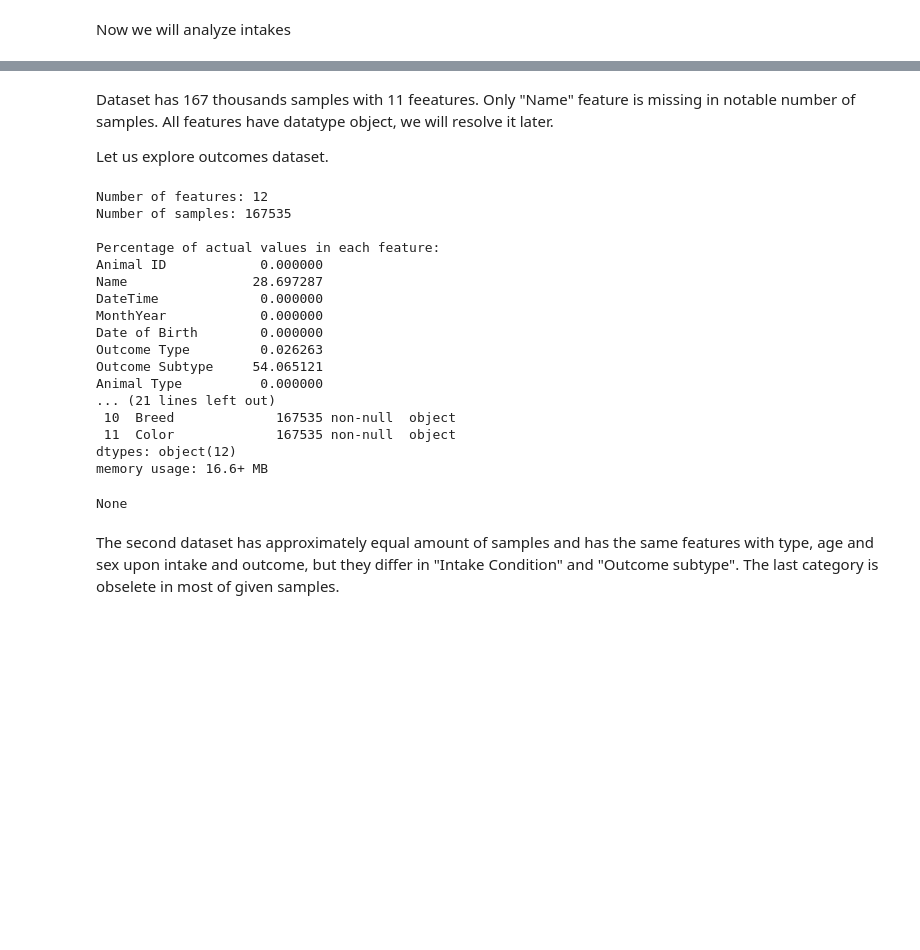
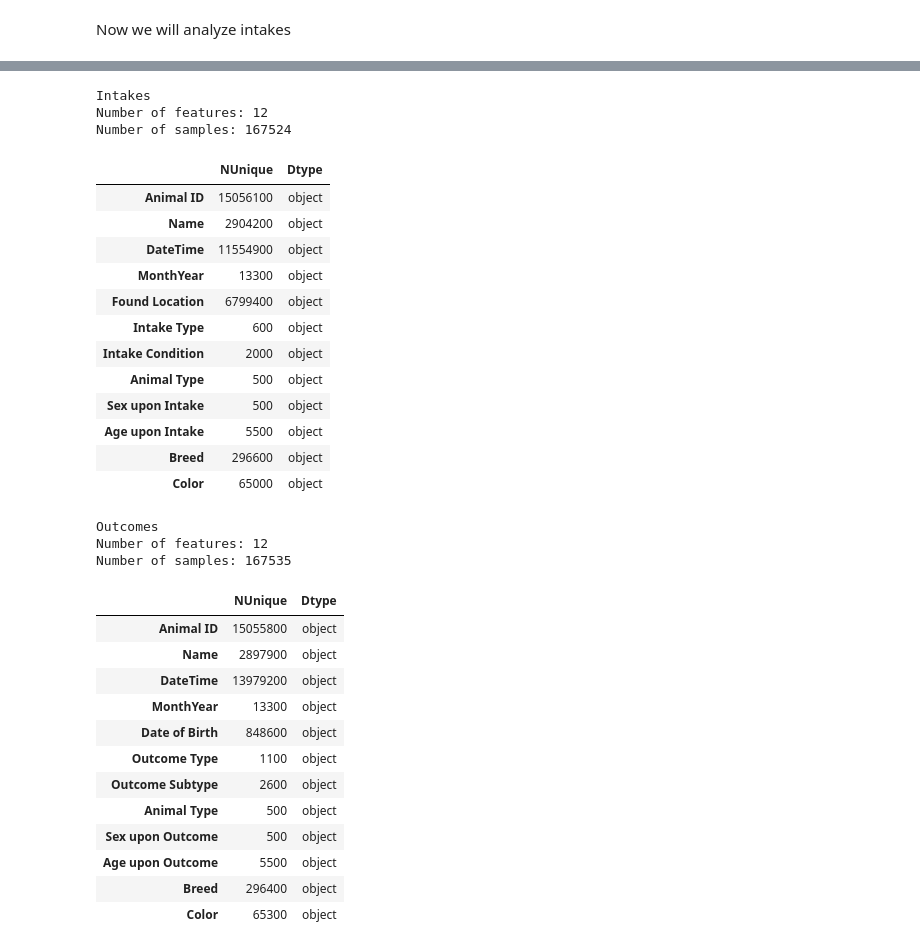
Before and after one commit to ZhigaMason/University, a Jupyter notebook: 01/assignment01.ipynb, the cells around one changed output, grey strips where cells are left out. Saved outputs shown, nothing was run; the diff lists cells and outputs as text; code cells hidden in the pictures; blank space fills up the shorter version.

```diff
--- a/01/assignment01.ipynb
+++ b/01/assignment01.ipynb
@@ -130,29 +107,42 @@ None
-# %% [markdown]
-Dataset has 167 thousands samples with 11 feeatures. Only "Name" feature is missing in notable number of samples. All features have datatype object, we will resolve it later.
-
-Let us explore outcomes dataset.
-# %%
-print(f"Number of features: {outcomes.shape[1]}", f"Number of samples: {outcomes.shape[0]}", '', sep='\n')
-print(f"Percentage of actual values in each feature:\n{outcomes.isna().mean() * 100}\n")
-display(outcomes.info())
-# %% [output]
-Number of features: 12
-Number of samples: 167535
-
-Percentage of actual values in each feature:
-Animal ID            0.000000
-Name                28.697287
-DateTime             0.000000
-MonthYear            0.000000
-Date of Birth        0.000000
-Outcome Type         0.026263
-Outcome Subtype     54.065121
-Animal Type          0.000000
-... (21 lines left out)
- 10  Breed             167535 non-null  object
- 11  Color             167535 non-null  object
-dtypes: object(12)
-memory usage: 16.6+ MB
-None
-# %% [markdown]
-The second dataset has approximately equal amount of samples and has the same features with type, age and sex upon intake and outcome, but they differ in "Intake Condition" and "Outcome subtype". The last category is obselete in most of given samples.
+# %%
+def better_info(df):
+    return pd.DataFrame({'NUnique' : df.nunique() * 100, 'Dtype' : df.dtypes})
+
+print('Intakes',f"Number of features: {intakes.shape[1]}", f"Number of samples: {intakes.shape[0]}", '', sep='\n')
+display(better_info(intakes))
+
+print('Outcomes', f"Number of features: {outcomes.shape[1]}", f"Number of samples: {outcomes.shape[0]}", '', sep='\n')
+display(better_info(outcomes))
+# %% [output]
+Intakes
+Number of features: 12
+Number of samples: 167524
+|  | NUnique | Dtype |
+| Animal ID | 15056100 | object |
+| Name | 2904200 | object |
+| DateTime | 11554900 | object |
+| MonthYear | 13300 | object |
+| Found Location | 6799400 | object |
+| Intake Type | 600 | object |
+| Intake Condition | 2000 | object |
+| Animal Type | 500 | object |
+| Sex upon Intake | 500 | object |
+| Age upon Intake | 5500 | object |
+| Breed | 296600 | object |
+| Color | 65000 | object |
+Outcomes
+Number of features: 12
+Number of samples: 167535
+|  | NUnique | Dtype |
+| Animal ID | 15055800 | object |
+| Name | 2897900 | object |
+| DateTime | 13979200 | object |
+| MonthYear | 13300 | object |
+| Date of Birth | 848600 | object |
+| Outcome Type | 1100 | object |
+| Outcome Subtype | 2600 | object |
+| Animal Type | 500 | object |
+| Sex upon Outcome | 500 | object |
+| Age upon Outcome | 5500 | object |
+| Breed | 296400 | object |
+| Color | 65300 | object |
```
Also changed, not shown: parts of 6 cells of this notebook.
